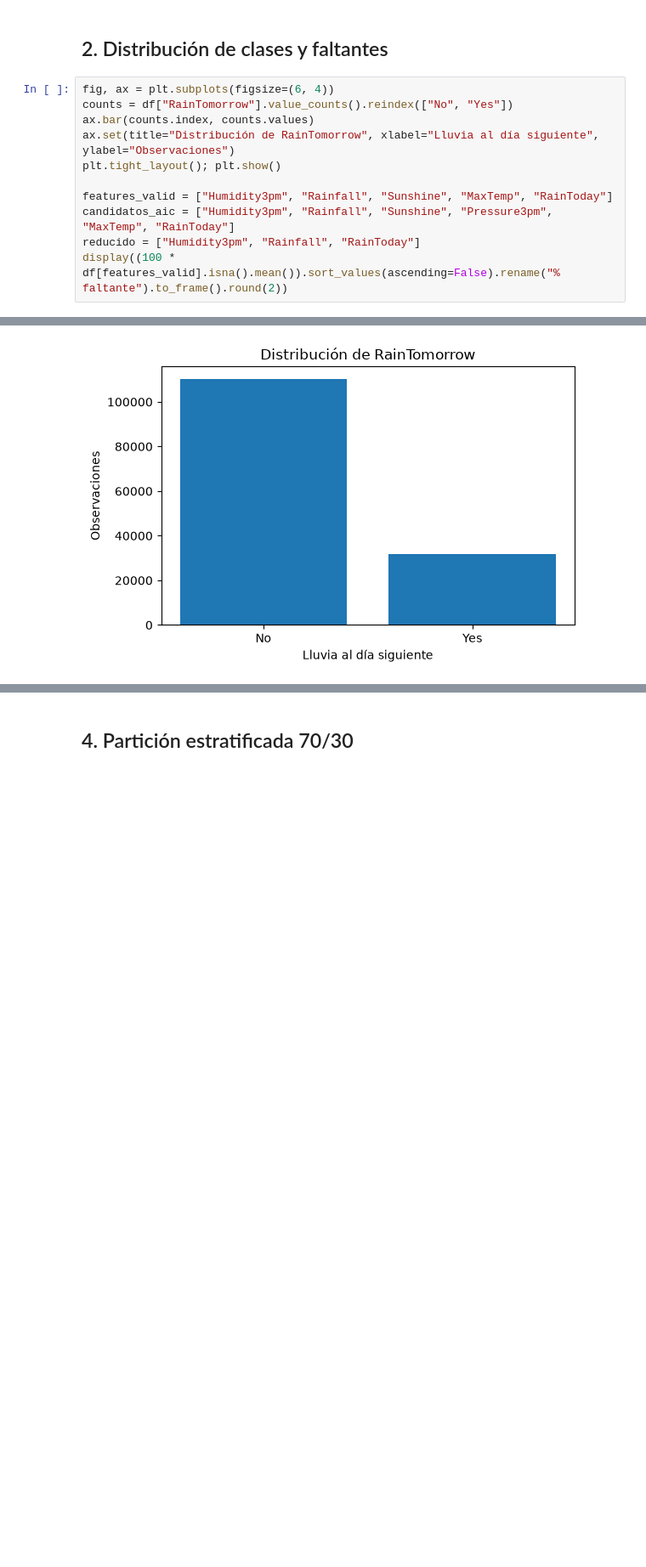
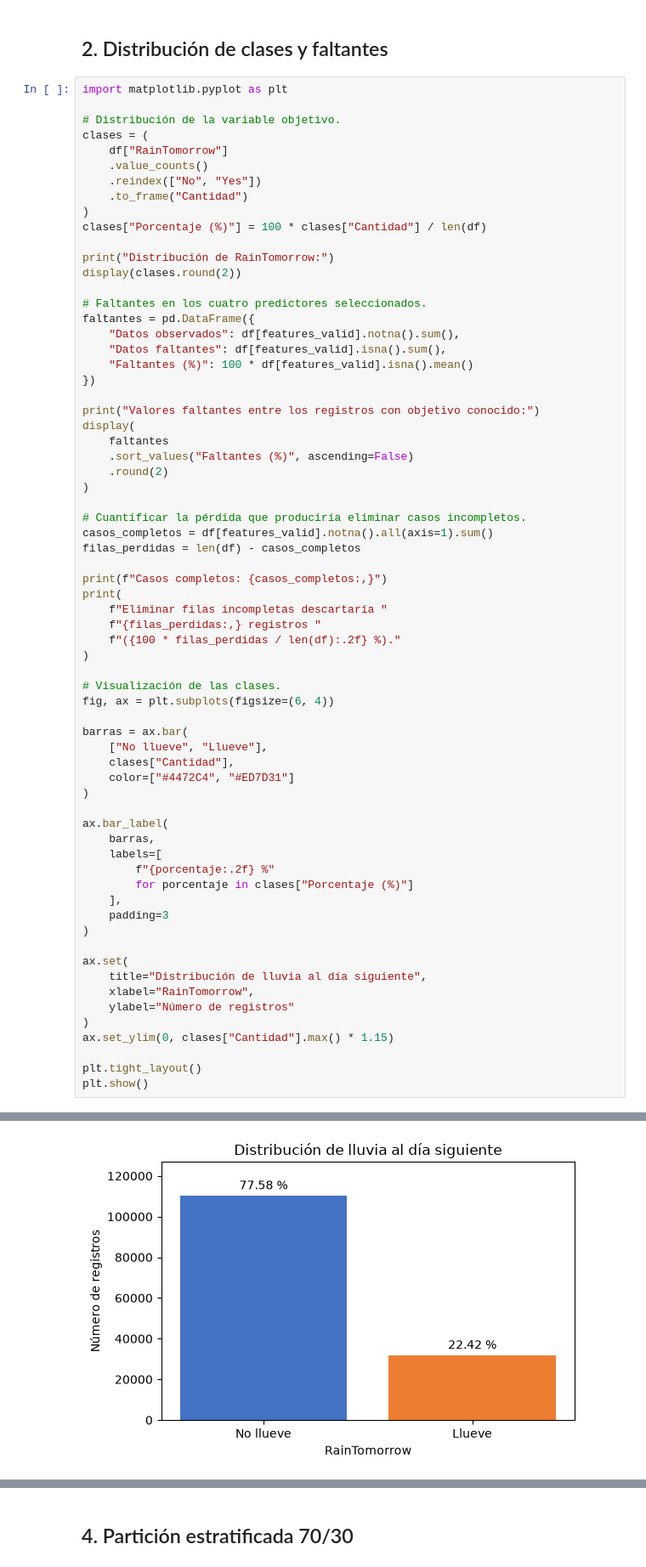
Before and after one commit to BenjaArayaM/Proyecto-Lluvias-Australia-Grupo7, a Jupyter notebook: notebooks/04_formativa2_modelamiento_predictivo.ipynb, the cells around one changed output, grey strips where cells are left out. Shown at 85% size. Drawn from its saved outputs; the diff is of its cells as text; blank space fills up the shorter version.

Commit message:
feat(formativa2): analizar clases y valores faltantes

```diff
--- a/notebooks/04_formativa2_modelamiento_predictivo.ipynb
+++ b/notebooks/04_formativa2_modelamiento_predictivo.ipynb
@@ -128,14 +128,70 @@ Note: you may need to restart the kernel to use updated packages.
 # %% [markdown]
 ## 2. Distribución de clases y faltantes
 # %%
+import matplotlib.pyplot as plt
+
+# Distribución de la variable objetivo.
+clases = (
+    df["RainTomorrow"]
+    .value_counts()
+    .reindex(["No", "Yes"])
+    .to_frame("Cantidad")
+)
+clases["Porcentaje (%)"] = 100 * clases["Cantidad"] / len(df)
+
+print("Distribución de RainTomorrow:")
+display(clases.round(2))
+
+# Faltantes en los cuatro predictores seleccionados.
+faltantes = pd.DataFrame({
+    "Datos observados": df[features_valid].notna().sum(),
+    "Datos faltantes": df[features_valid].isna().sum(),
+    "Faltantes (%)": 100 * df[features_valid].isna().mean()
+})
+
+print("Valores faltantes entre los registros con objetivo conocido:")
+display(
+    faltantes
+    .sort_values("Faltantes (%)", ascending=False)
+    .round(2)
+)
+
+# Cuantificar la pérdida que produciría eliminar casos incompletos.
+casos_completos = df[features_valid].notna().all(axis=1).sum()
+filas_perdidas = len(df) - casos_completos
+
+print(f"Casos completos: {casos_completos:,}")
+print(
+    f"Eliminar filas incompletas descartaría "
+    f"{filas_perdidas:,} registros "
+    f"({100 * filas_perdidas / len(df):.2f} %)."
+)
+
+# Visualización de las clases.
 fig, ax = plt.subplots(figsize=(6, 4))
-counts = df["RainTomorrow"].value_counts().reindex(["No", "Yes"])
-ax.bar(counts.index, counts.values)
-ax.set(title="Distribución de RainTomorrow", xlabel="Lluvia al día siguiente", ylabel="Observaciones")
-plt.tight_layout(); plt.show()
 
-features_valid = ["Humidity3pm", "Rainfall", "Sunshine", "MaxTemp", "RainToday"]
-candidatos_aic = ["Humidity3pm", "Rainfall", "Sunshine", "Pressure3pm", "MaxTemp", "RainToday"]
-reducido = ["Humidity3pm", "Rainfall", "RainToday"]
-display((100 * df[features_valid].isna().mean()).sort_values(ascending=False).rename("% faltante").to_frame().round(2))
+barras = ax.bar(
+    ["No llueve", "Llueve"],
+    clases["Cantidad"],
+    color=["#4472C4", "#ED7D31"]
+)
+
+ax.bar_label(
+    barras,
+    labels=[
+        f"{porcentaje:.2f} %"
+        for porcentaje in clases["Porcentaje (%)"]
+    ],
+    padding=3
+)
+
+ax.set(
+    title="Distribución de lluvia al día siguiente",
+    xlabel="RainTomorrow",
+    ylabel="Número de registros"
+)
+ax.set_ylim(0, clases["Cantidad"].max() * 1.15)
+
+plt.tight_layout()
+plt.show()
 # %% [output]
@@ -142 +211 @@ display((100 * df[features_valid].isna().mean()).sort_values(ascending=False).re
-[figure, old version]
+[figure, new version]
```
Also changed, not shown: parts of 2 cells of this notebook.
